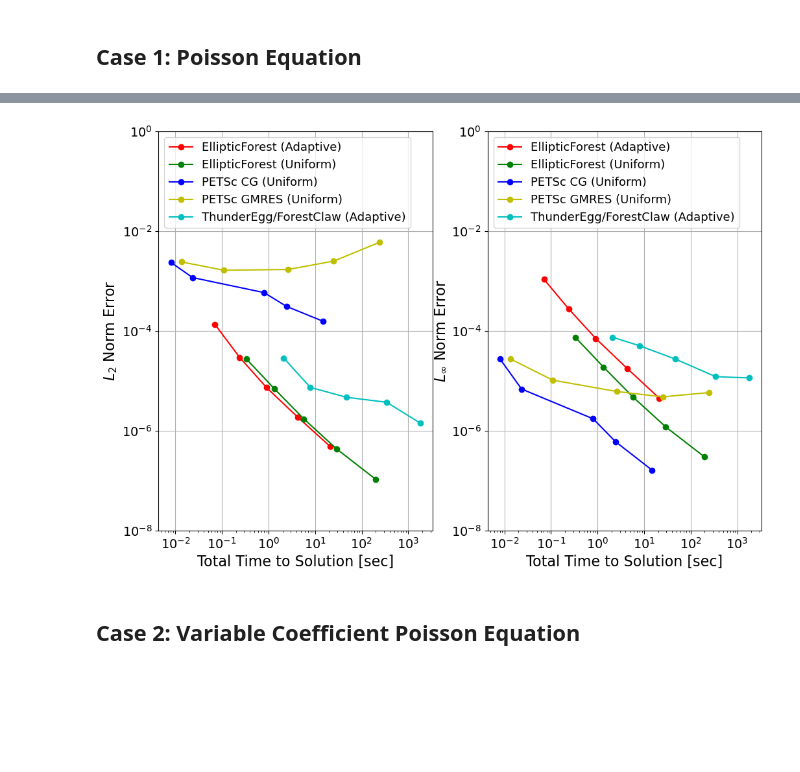
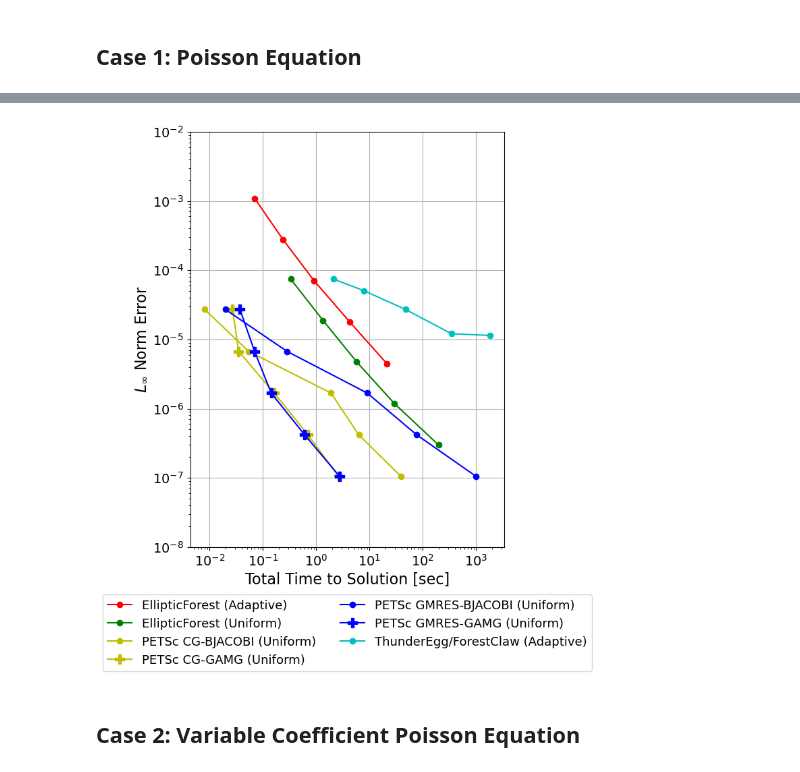
Before and after one commit to DamynChipman/Dissertation, a Jupyter notebook: src/scripts/plots.ipynb, the cells around one changed output, grey strips where cells are left out. Saved outputs shown, nothing was run; the diff lists cells and outputs as text; code cells hidden in the pictures; blank space fills up the shorter version.

```diff
--- a/src/scripts/plots.ipynb
+++ b/src/scripts/plots.ipynb
@@ -16,8 +16,10 @@ fig_dir = '../figures/'
 data_elliptic_forest_adaptive = pd.read_csv(data_dir + 'case01-elliptic-forest-adaptive.csv')
 data_elliptic_forest_uniform = pd.read_csv(data_dir + 'case01-elliptic-forest-uniform.csv')
 data_thunderegg_adaptive = pd.read_csv(data_dir + 'case01-thunderegg-adaptive.csv')
-data_petsc_cg_uniform = pd.read_csv(data_dir + 'case01-petsc-cg-uniform.csv')
-data_petsc_gmres_uniform = pd.read_csv(data_dir + 'case01-petsc-gmres-uniform.csv')
+data_petsc_cg_bjacobi_uniform = pd.read_csv(data_dir + 'case01-petsc-cg-bjacobi-uniform.csv')
+data_petsc_cg_gamg_uniform = pd.read_csv(data_dir + 'case01-petsc-cg-gamg-uniform.csv')
+data_petsc_gmres_bjacobi_uniform = pd.read_csv(data_dir + 'case01-petsc-gmres-bjacobi-uniform.csv')
+data_petsc_gmres_gamg_uniform = pd.read_csv(data_dir + 'case01-petsc-gmres-gamg-uniform.csv')
 # %%
 ef_adaptive_build_time = np.array(data_elliptic_forest_adaptive['build_time'])
 ef_adaptive_upwards_time = np.array(data_elliptic_forest_adaptive['upwards_time'])
@@ -115,63 +141,62 @@ plt.savefig(fig_dir + 'case01-stacked-bar-plot-comparisons-no-title.png')
 # %%
 ef_adaptive_l1_error = np.array(data_elliptic_forest_adaptive['l1_error'])
 ef_adaptive_l2_error = np.array(data_elliptic_forest_adaptive['l2_error'])
 ef_adaptive_lI_error = np.array(data_elliptic_forest_adaptive['lI_error'])
 ef_adaptive_total_time = np.array(data_elliptic_forest_adaptive['total_time'])
 
 ef_uniform_l1_error = np.array(data_elliptic_forest_uniform['l1_error'])
 ef_uniform_l2_error = np.array(data_elliptic_forest_uniform['l2_error'])
 ef_uniform_lI_error = np.array(data_elliptic_forest_uniform['lI_error'])
 ef_uniform_total_time = np.array(data_elliptic_forest_uniform['total_time'])
 
 te_adaptive_l1_error = np.array(data_thunderegg_adaptive['l1_error'])
 te_adaptive_l2_error = np.array(data_thunderegg_adaptive['l2_error'])
 te_adaptive_lI_error = np.array(data_thunderegg_adaptive['lI_error'])
 te_adaptive_total_time = np.array(data_thunderegg_adaptive['total_time'])
 
-petsc_cg_uniform_l1_error = np.array(data_petsc_cg_uniform['l1_error'])
-petsc_cg_uniform_l2_error = np.array(data_petsc_cg_uniform['l2_error'])
-petsc_cg_uniform_lI_error = np.array(data_petsc_cg_uniform['lI_error'])
-petsc_cg_uniform_total_time = np.array(data_petsc_cg_uniform['total_time'])
+petsc_cg_bjacobi_uniform_l1_error = np.array(data_petsc_cg_bjacobi_uniform['l1_error'])
+petsc_cg_bjacobi_uniform_l2_error = np.array(data_petsc_cg_bjacobi_uniform['l2_error'])
+petsc_cg_bjacobi_uniform_lI_error = np.array(data_petsc_cg_bjacobi_uniform['lI_error'])
+petsc_cg_bjacobi_uniform_total_time = np.array(data_petsc_cg_bjacobi_uniform['total_time'])
 
-petsc_gmres_uniform_l1_error = np.array(data_petsc_gmres_uniform['l1_error'])
-petsc_gmres_uniform_l2_error = np.array(data_petsc_gmres_uniform['l2_error'])
-petsc_gmres_uniform_lI_error = np.array(data_petsc_gmres_uniform['lI_error'])
-petsc_gmres_uniform_total_time = np.array(data_petsc_gmres_uniform['total_time'])
+petsc_cg_gamg_uniform_l1_error = np.array(data_petsc_cg_gamg_uniform['l1_error'])
+petsc_cg_gamg_uniform_l2_error = np.array(data_petsc_cg_gamg_uniform['l2_error'])
+petsc_cg_gamg_uniform_lI_error = np.array(data_petsc_cg_gamg_uniform['lI_error'])
+petsc_cg_gamg_uniform_total_time = np.array(data_petsc_cg_gamg_uniform['total_time'])
 
-fig, axs = plt.subplots(1, 2, figsize=(12,8))
+petsc_gmres_bjacobi_uniform_l1_error = np.array(data_petsc_gmres_bjacobi_uniform['l1_error'])
+petsc_gmres_bjacobi_uniform_l2_error = np.array(data_petsc_gmres_bjacobi_uniform['l2_error'])
+petsc_gmres_bjacobi_uniform_lI_error = np.array(data_petsc_gmres_bjacobi_uniform['lI_error'])
+petsc_gmres_bjacobi_uniform_total_time = np.array(data_petsc_gmres_bjacobi_uniform['total_time'])
 
-axs[0].loglog(ef_adaptive_total_time, ef_adaptive_l2_error, 'r-o', label='EllipticForest (Adaptive)')
-axs[0].loglog(ef_uniform_total_time, ef_uniform_l2_error, 'g-o', label='EllipticForest (Uniform)')
-axs[0].loglog(petsc_cg_uniform_total_time, petsc_cg_uniform_l2_error, 'b-o', label='PETSc CG (Uniform)')
-axs[0].loglog(petsc_gmres_uniform_total_time, petsc_gmres_uniform_l2_error, 'y-o', label='PETSc GMRES (Uniform)')
-axs[0].loglog(te_adaptive_total_time, te_adaptive_l2_error, 'c-o', label='ThunderEgg/ForestClaw (Adaptive)')
+petsc_gmres_gamg_uniform_l1_error = np.array(data_petsc_gmres_gamg_uniform['l1_error'])
+petsc_gmres_gamg_uniform_l2_error = np.array(data_petsc_gmres_gamg_uniform['l2_error'])
+petsc_gmres_gamg_uniform_lI_error = np.array(data_petsc_gmres_gamg_uniform['lI_error'])
+petsc_gmres_gamg_uniform_total_time = np.array(data_petsc_gmres_gamg_uniform['total_time'])
 
-axs[0].set_ylim([1e-8, 1e0])
-axs[0].set_xlabel('Total Time to Solution [sec]', size=16)
-axs[0].set_ylabel(r'$L_2$ Norm Error', size=16)
-axs[0].legend(loc='upper left', prop={'size':13})
-axs[0].tick_params(axis='both', labelsize=14)
-axs[0].grid()
+fig, ax = plt.subplots(figsize=(6,8))
 
-axs[1].loglog(ef_adaptive_total_time, ef_adaptive_lI_error, 'r-o', label='EllipticForest (Adaptive)')
-axs[1].loglog(ef_uniform_total_time, ef_uniform_lI_error, 'g-o', label='EllipticForest (Uniform)')
-axs[1].loglog(petsc_cg_uniform_total_time, petsc_cg_uniform_lI_error, 'b-o', label='PETSc CG (Uniform)')
-axs[1].loglog(petsc_gmres_uniform_total_time, petsc_gmres_uniform_lI_error, 'y-o', label='PETSc GMRES (Uniform)')
-axs[1].loglog(te_adaptive_total_time, te_adaptive_lI_error, 'c-o', label='ThunderEgg/ForestClaw (Adaptive)')
+ax.loglog(ef_adaptive_total_time, ef_adaptive_lI_error, 'r-o', label='EllipticForest (Adaptive)')
+ax.loglog(ef_uniform_total_time, ef_uniform_lI_error, 'g-o', label='EllipticForest (Uniform)')
+ax.loglog(petsc_cg_bjacobi_uniform_total_time, petsc_cg_bjacobi_uniform_lI_error, 'y-o', label='PETSc CG-BJACOBI (Uniform)')
+ax.loglog(petsc_cg_gamg_uniform_total_time, petsc_cg_gamg_uniform_lI_error, 'y-P', ms=10, label='PETSc CG-GAMG (Uniform)')
+ax.loglog(petsc_gmres_bjacobi_uniform_total_time, petsc_gmres_bjacobi_uniform_lI_error, 'b-o', label='PETSc GMRES-BJACOBI (Uniform)')
+ax.loglog(petsc_gmres_gamg_uniform_total_time, petsc_gmres_gamg_uniform_lI_error, 'b-P', ms=10, label='PETSc GMRES-GAMG (Uniform)')
+ax.loglog(te_adaptive_total_time, te_adaptive_lI_error, 'c-o', label='ThunderEgg/ForestClaw (Adaptive)')
 
-axs[1].set_ylim([1e-8, 1e0])
-axs[1].set_xlabel('Total Time to Solution [sec]', size=16)
-axs[1].set_ylabel(r'$L_{\infty}$ Norm Error', size=16)
-axs[1].legend(loc='upper left', prop={'size':13})
-axs[1].tick_params(axis='both', labelsize=14)
-axs[1].grid()
+ax.set_ylim([1e-8, 1e-2])
+ax.set_xlabel('Total Time to Solution [sec]', size=16)
+ax.set_ylabel(r'$L_{\infty}$ Norm Error', size=16)
+ax.legend(loc='upper center', bbox_to_anchor=(0.5, -0.1), ncol=2, prop={'size': 13})
+ax.tick_params(axis='both', labelsize=14)
+ax.grid()
 
 # plt.suptitle('Work-Precision Plots for Poisson Equation Solve', size=16)
 # plt.subplots_adjust(top=0.90)
-plt.savefig(fig_dir + 'case01-work-precision-plots-no-title.pdf')
-plt.savefig(fig_dir + 'case01-work-precision-plots-no-title.png')
+plt.savefig(fig_dir + 'case01-work-precision-plots-no-title.pdf', bbox_inches='tight')
+plt.savefig(fig_dir + 'case01-work-precision-plots-no-title.png', bbox_inches='tight')
 # %% [output]
-[figure, old version]
+[figure, new version]
 # %% [markdown]
 ## Case 2: Variable Coefficient Poisson Equation
 # %%
```
Also changed, not shown: parts of 10 cells of this notebook, 22 other files.
